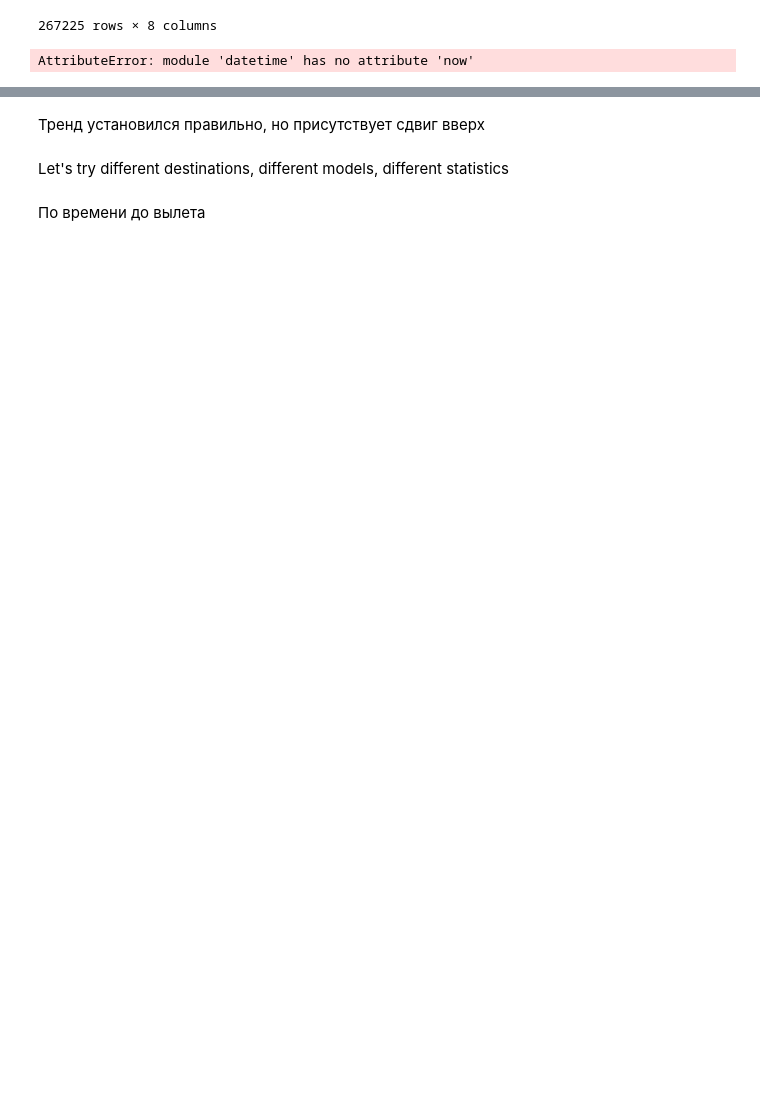
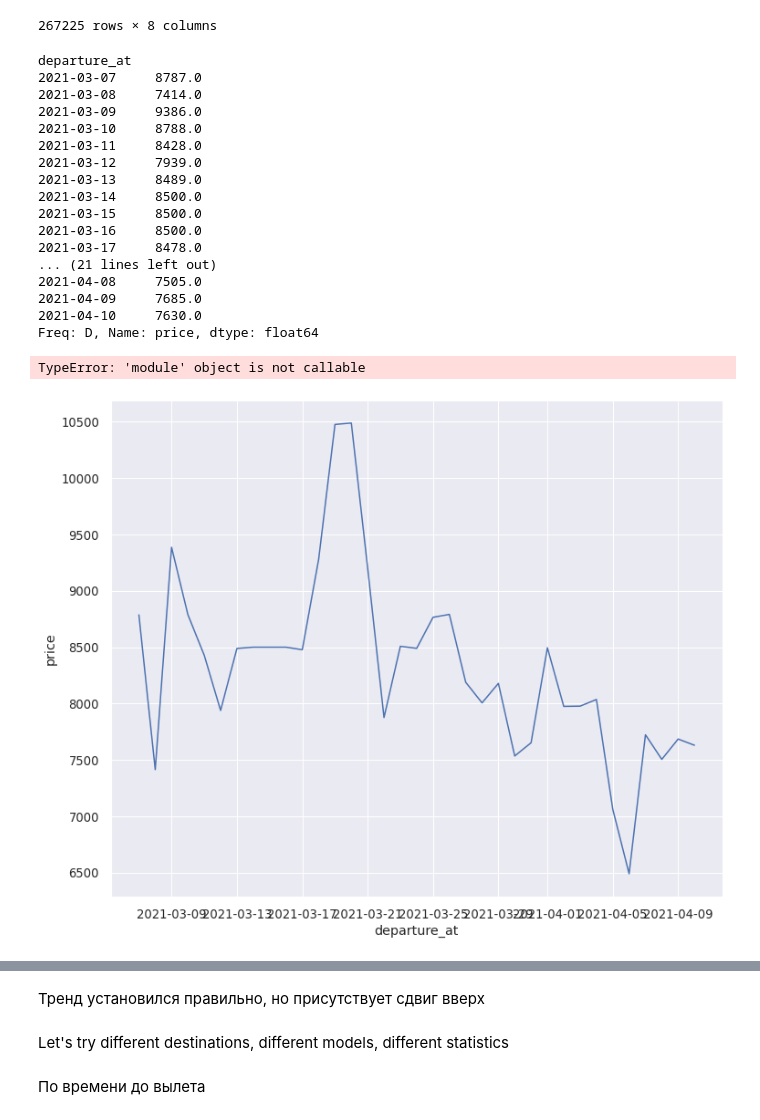
Before and after one commit to leontyevdm/X5_Dynamic_Pricing, a Jupyter notebook: timeseries_prediction.ipynb, the cells around one changed output, grey strips where cells are left out. Drawn from its saved outputs; the diff is of its cells as text; code cells hidden in the pictures; blank space fills up the shorter version.

```diff
--- a/timeseries_prediction.ipynb
+++ b/timeseries_prediction.ipynb
@@ -38,18 +38,36 @@ df = df.drop_duplicates(subset=['departure_at', 'expires_at', 'flight_number', '
 # %%
 sns.set(context='notebook', font_scale=1.2, rc={'figure.figsize':(12,10)})
 #  Avg prices on each day
-kzn_soc = df[(df["origin"] == "KZN") & (df["destination"] == "AER") & (df["departure_at"] <= datetime.now()) & (df["departure_at"] >= "2021-03-07")]
+kzn_soc = df[(df["origin"] == "KZN") & (df["destination"] == "AER") & (df["departure_at"] <= datetime.datetime.now()) & (df["departure_at"] >= "2021-03-07")]
 #  2021-03-06 is out
 
 # kzn_soc['day'] = kzn_soc['departure_at'].date
 kzn_soc_day = kzn_soc.resample('D', on='departure_at')['price'].min()
 # kzn_soc_day = pd.DataFrame(kzn_soc_day)
 # kzn_soc_day['departure_at'] = kzn_soc_day.index
 display(kzn_soc_day)
 kl = sns.lineplot(data=kzn_soc_day)
 kl.set(xlim=(datetime.date(datetime(2021,3,7)), datetime.now()), title="Min prices for KZN-AER in March")
 # %% [output]
-AttributeError: module 'datetime' has no attribute 'now'
+departure_at
+2021-03-07     8787.0
+2021-03-08     7414.0
+2021-03-09     9386.0
+2021-03-10     8788.0
+2021-03-11     8428.0
+2021-03-12     7939.0
+2021-03-13     8489.0
+2021-03-14     8500.0
+2021-03-15     8500.0
+2021-03-16     8500.0
+2021-03-17     8478.0
+... (21 lines left out)
+2021-04-08     7505.0
+2021-04-09     7685.0
+2021-04-10     7630.0
+Freq: D, Name: price, dtype: float64
+TypeError: 'module' object is not callable
+[figure, added]
 # %%
 # Avg prices by weekday
 kzn_soc_wd = kzn_soc.groupby(kzn_soc['departure_at'].dt.weekday)['price'].mean()
```
Also changed, not shown: parts of 10 cells of this notebook.
